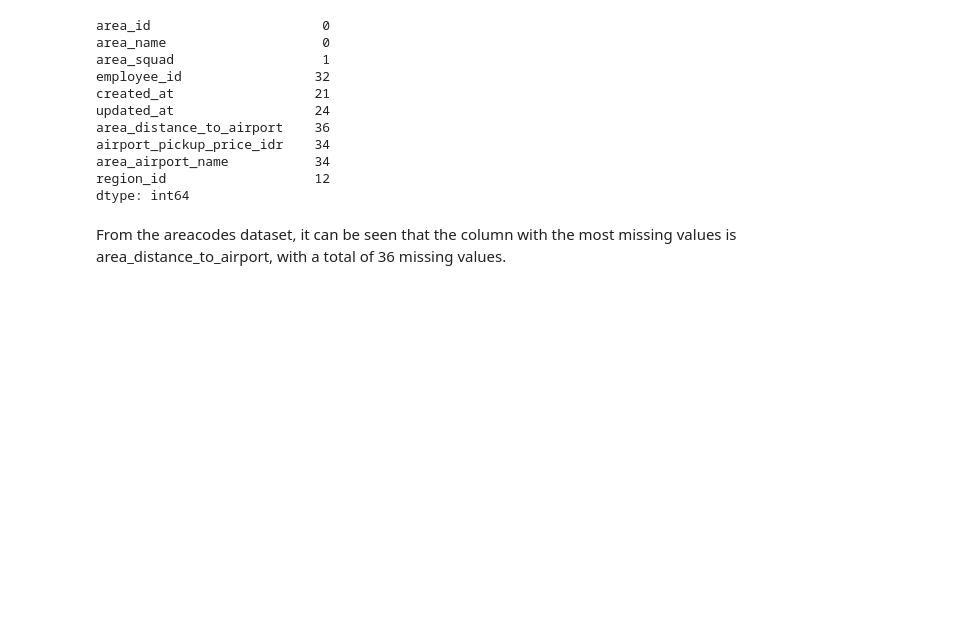
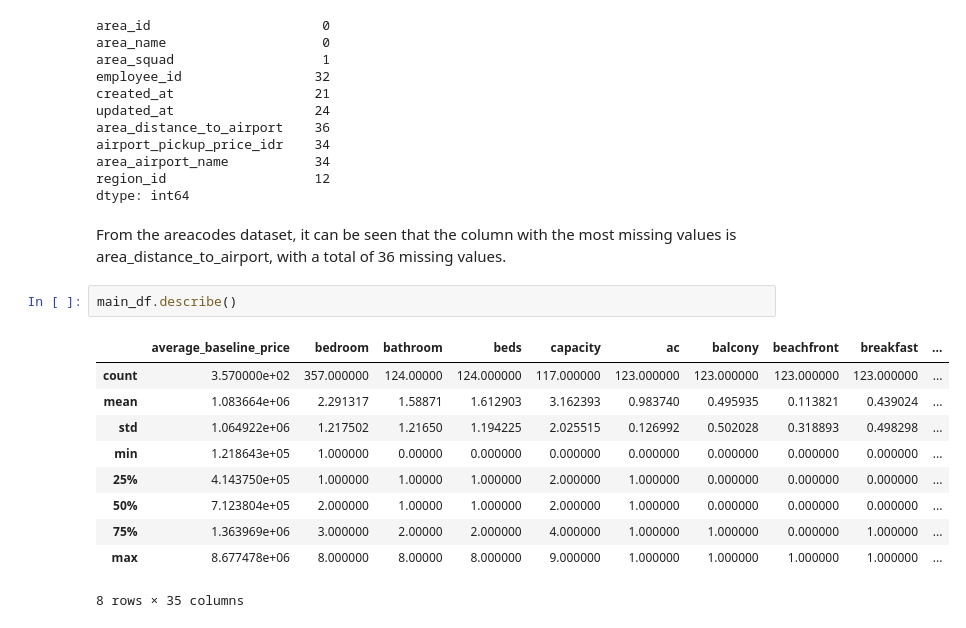
Before and after one commit to tristansuud/c241-rp03-bukitvista-room-pricing-ml, a Jupyter notebook: notebooks/datavista/cleaningdata.ipynb, the cells around one changed output. Saved outputs shown, nothing was run; the diff lists cells and outputs as text; blank space fills up the shorter version.

```diff
--- a/notebooks/datavista/cleaningdata.ipynb
+++ b/notebooks/datavista/cleaningdata.ipynb
@@ -238,3 +231,16 @@ region_id                   12
 dtype: int64
 # %% [markdown]
 From the areacodes dataset, it can be seen that the column with the most missing values is area_distance_to_airport, with a total of 36 missing values.
+# %%
+main_df.describe()
+# %% [output]
+|  | average_baseline_price | bedroom | bathroom | beds | capacity | ac | balcony | beachfront | breakfast | ... |
+| count | 3.570000e+02 | 357.000000 | 124.00000 | 124.000000 | 117.000000 | 123.000000 | 123.000000 | 123.000000 | 123.000000 | ... |
+| mean | 1.083664e+06 | 2.291317 | 1.58871 | 1.612903 | 3.162393 | 0.983740 | 0.495935 | 0.113821 | 0.439024 | ... |
+| std | 1.064922e+06 | 1.217502 | 1.21650 | 1.194225 | 2.025515 | 0.126992 | 0.502028 | 0.318893 | 0.498298 | ... |
+| min | 1.218643e+05 | 1.000000 | 0.00000 | 0.000000 | 0.000000 | 0.000000 | 0.000000 | 0.000000 | 0.000000 | ... |
+| 25% | 4.143750e+05 | 1.000000 | 1.00000 | 1.000000 | 2.000000 | 1.000000 | 0.000000 | 0.000000 | 0.000000 | ... |
+| 50% | 7.123804e+05 | 2.000000 | 1.00000 | 1.000000 | 2.000000 | 1.000000 | 0.000000 | 0.000000 | 0.000000 | ... |
+| 75% | 1.363969e+06 | 3.000000 | 2.00000 | 2.000000 | 4.000000 | 1.000000 | 1.000000 | 0.000000 | 1.000000 | ... |
+| max | 8.677478e+06 | 8.000000 | 8.00000 | 8.000000 | 9.000000 | 1.000000 | 1.000000 | 1.000000 | 1.000000 | ... |
+8 rows × 35 columns
```
Also changed, not shown: parts of 56 cells of this notebook.
